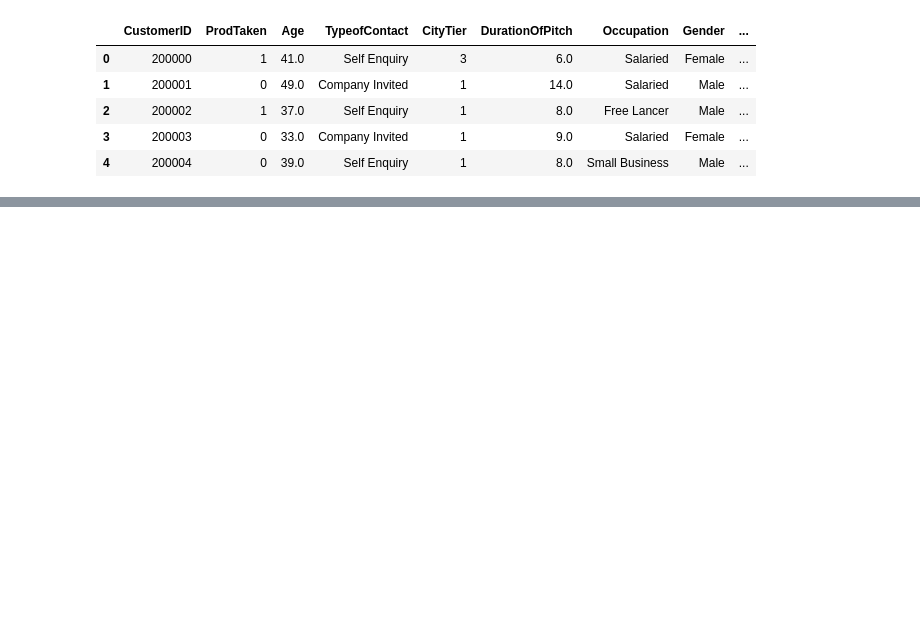
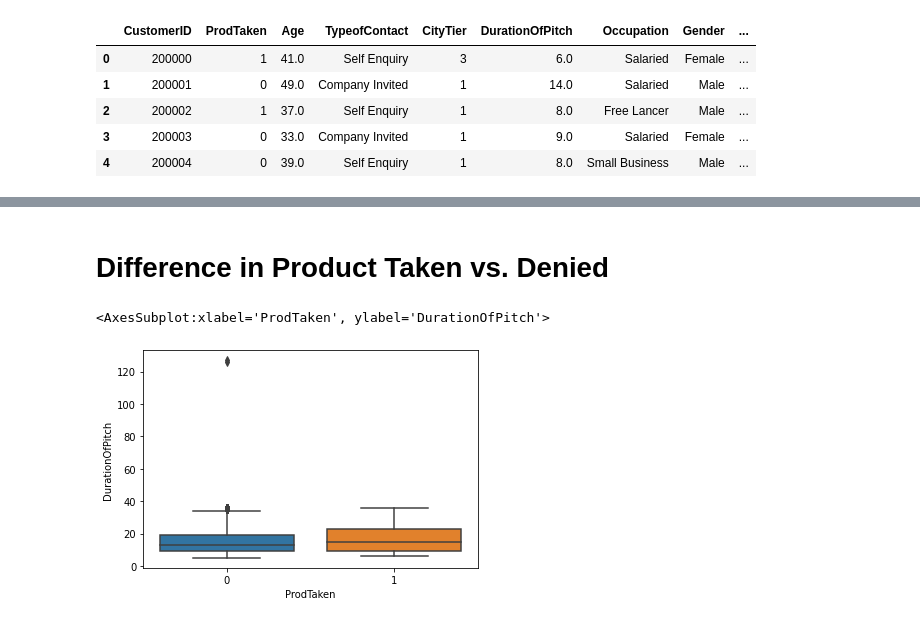
Before and after one commit to chabazite/Tourism_recommendations, a Jupyter notebook: notebooks/2.0_ASI_EDA.ipynb, the cells around one changed output, grey strips where cells are left out. Drawn from its saved outputs; the diff is of its cells as text; code cells hidden in the pictures; blank space fills up the shorter version.

Commit message:
looking at difference between prodTaken

```diff
--- a/notebooks/2.0_ASI_EDA.ipynb
+++ b/notebooks/2.0_ASI_EDA.ipynb
@@ -20,0 +32,9 @@ tourism_df.head()
+# %% [markdown]
+# Difference in Product Taken vs. Denied
+# %%
+#comparison of product accepted based number of minutes pitching
+
+sns.boxplot(data=tourism_df, x='ProdTaken', y='DurationOfPitch')
+# %% [output]
+<AxesSubplot:xlabel='ProdTaken', ylabel='DurationOfPitch'>
+[figure, added]
```
Also changed, not shown: parts of 16 cells of this notebook.
